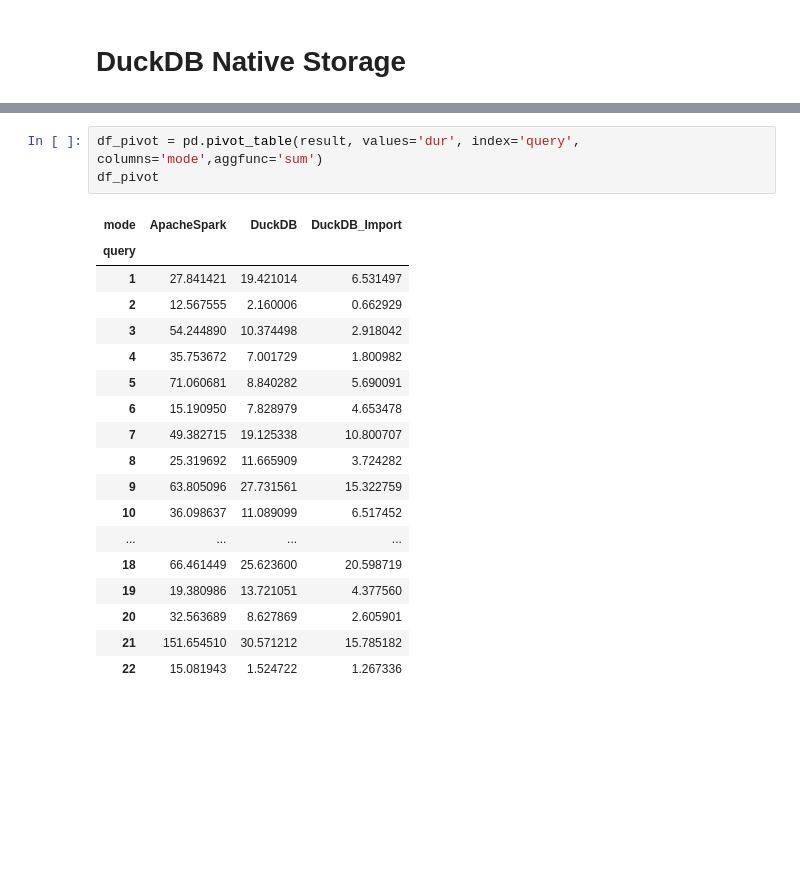
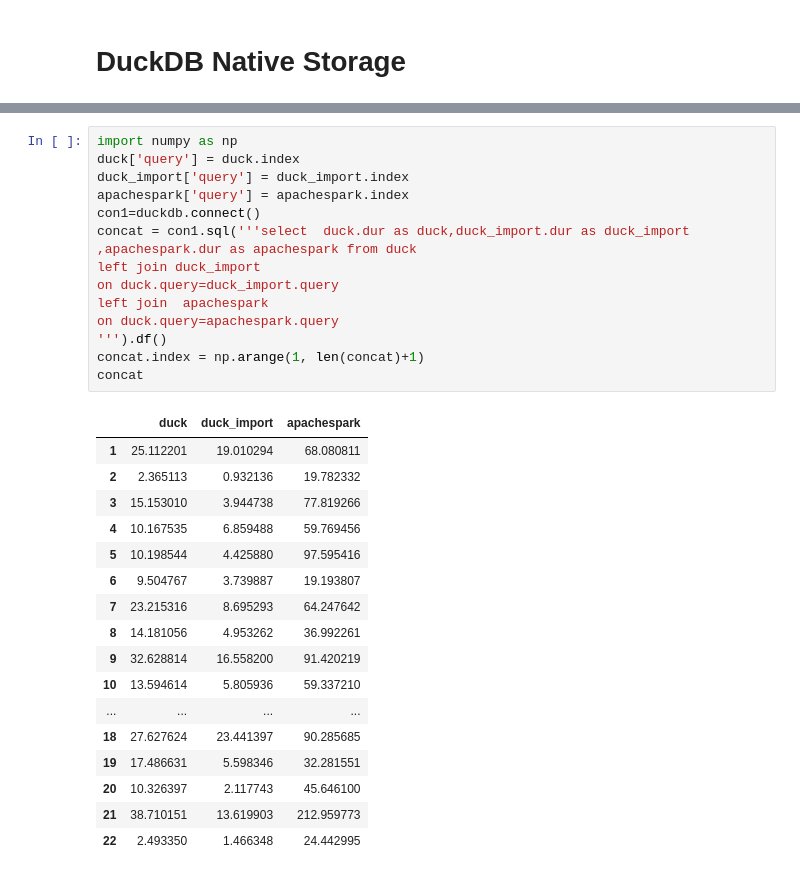
Before and after one commit to djouallah/Testing_BI_Engine, a Jupyter notebook: Database/TPCH_SF10_PySpark_vs_DuckDB.ipynb, the cells around one changed output, grey strips where cells are left out. Drawn from its saved outputs; the diff is of its cells as text; blank space fills up the shorter version.

```diff
--- a/Database/TPCH_SF10_PySpark_vs_DuckDB.ipynb
+++ b/Database/TPCH_SF10_PySpark_vs_DuckDB.ipynb
@@ -1147,22 +1130,32 @@ chart
-# %%
-df_pivot = pd.pivot_table(result, values='dur', index='query', columns='mode',aggfunc='sum')
-df_pivot
-# %% [output]
-| mode | ApacheSpark | DuckDB | DuckDB_Import |
-| query |  |  |  |
-| 1 | 27.841421 | 19.421014 | 6.531497 |
-| 2 | 12.567555 | 2.160006 | 0.662929 |
-| 3 | 54.244890 | 10.374498 | 2.918042 |
-| 4 | 35.753672 | 7.001729 | 1.800982 |
-| 5 | 71.060681 | 8.840282 | 5.690091 |
-| 6 | 15.190950 | 7.828979 | 4.653478 |
-| 7 | 49.382715 | 19.125338 | 10.800707 |
-| 8 | 25.319692 | 11.665909 | 3.724282 |
-| 9 | 63.805096 | 27.731561 | 15.322759 |
-| 10 | 36.098637 | 11.089099 | 6.517452 |
-| ... | ... | ... | ... |
-| 18 | 66.461449 | 25.623600 | 20.598719 |
-| 19 | 19.380986 | 13.721051 | 4.377560 |
-| 20 | 32.563689 | 8.627869 | 2.605901 |
-| 21 | 151.654510 | 30.571212 | 15.785182 |
-| 22 | 15.081943 | 1.524722 | 1.267336 |
+# %%
+import numpy as np
+duck['query'] = duck.index
+duck_import['query'] = duck_import.index
+apachespark['query'] = apachespark.index
+con1=duckdb.connect()
+concat = con1.sql('''select  duck.dur as duck,duck_import.dur as duck_import ,apachespark.dur as apachespark from duck
+left join duck_import
+on duck.query=duck_import.query
+left join  apachespark
+on duck.query=apachespark.query
+''').df()
+concat.index = np.arange(1, len(concat)+1)
+concat
+# %% [output]
+|  | duck | duck_import | apachespark |
+| 1 | 25.112201 | 19.010294 | 68.080811 |
+| 2 | 2.365113 | 0.932136 | 19.782332 |
+| 3 | 15.153010 | 3.944738 | 77.819266 |
+| 4 | 10.167535 | 6.859488 | 59.769456 |
+| 5 | 10.198544 | 4.425880 | 97.595416 |
+| 6 | 9.504767 | 3.739887 | 19.193807 |
+| 7 | 23.215316 | 8.695293 | 64.247642 |
+| 8 | 14.181056 | 4.953262 | 36.992261 |
+| 9 | 32.628814 | 16.558200 | 91.420219 |
+| 10 | 13.594614 | 5.805936 | 59.337210 |
+| ... | ... | ... | ... |
+| 18 | 27.627624 | 23.441397 | 90.285685 |
+| 19 | 17.486631 | 5.598346 | 32.281551 |
+| 20 | 10.326397 | 2.117743 | 45.646100 |
+| 21 | 38.710151 | 13.619903 | 212.959773 |
+| 22 | 2.493350 | 1.466348 | 24.442995 |
```
Also changed, not shown: parts of 21 cells of this notebook.
